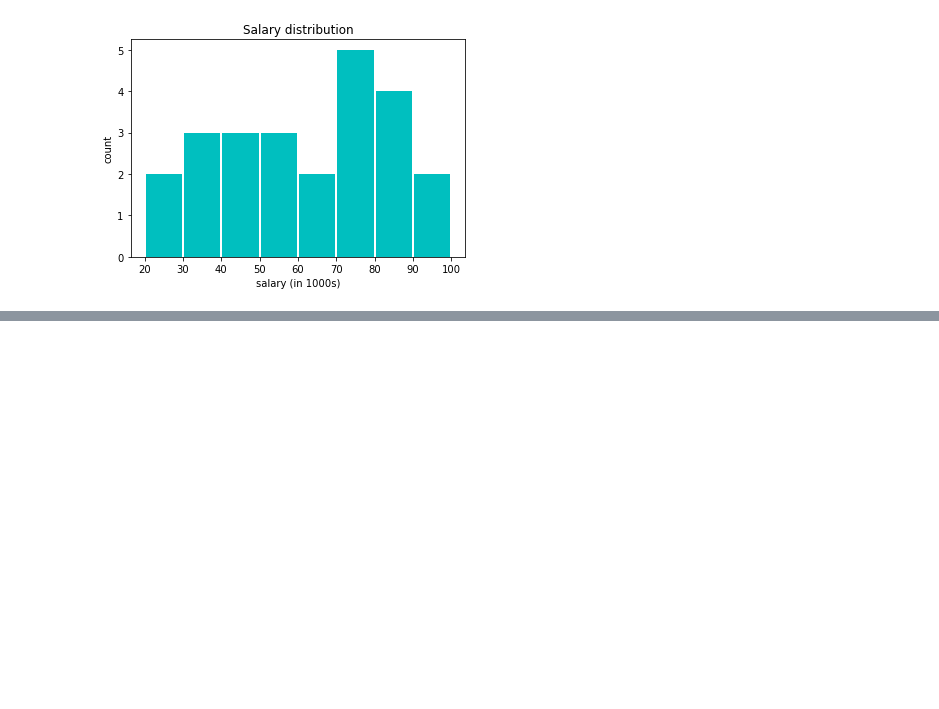
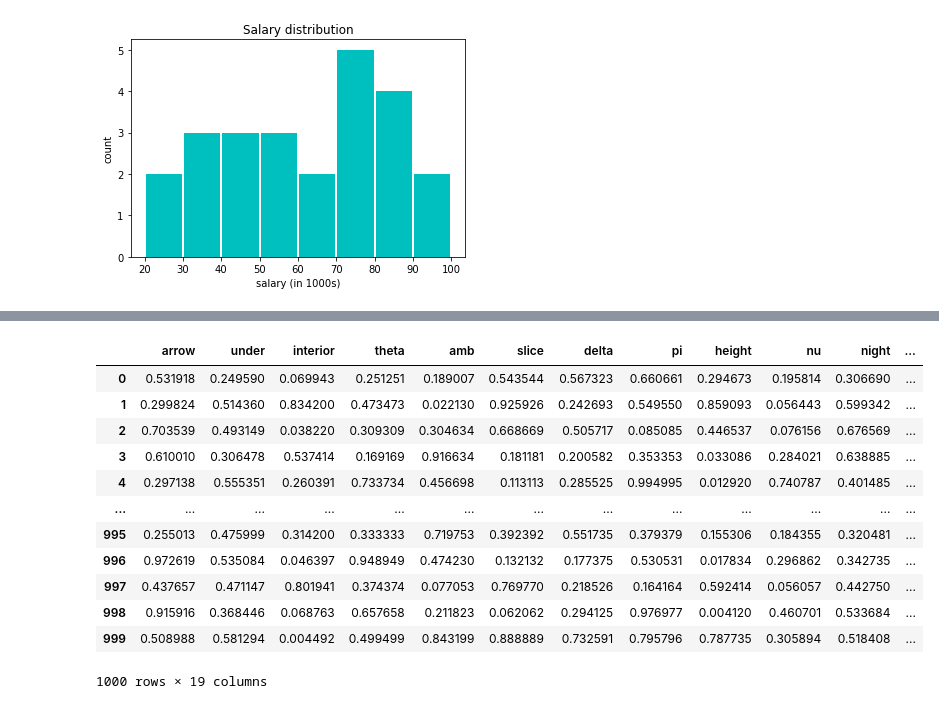
Before and after one commit to Sreekanthrshekar/personal_projects, a Jupyter notebook: Matplotlib.ipynb, the cells around one changed output, grey strips where cells are left out. Saved outputs shown, nothing was run; the diff lists cells and outputs as text; code cells hidden in the pictures; blank space fills up the shorter version.

Commit message:
loaded dataset and normalised it using sklearn MinMaxScaler()

```diff
--- a/Matplotlib.ipynb
+++ b/Matplotlib.ipynb
@@ -122,0 +148,3 @@ plt.show()
+# %%
+data_col = list(data.columns)
+data_col
@@ -122,0 +171,22 @@ plt.show()
+# %%
+from sklearn import preprocessing
+numpy_arr =data.values
+min_max_scalar =preprocessing.MinMaxScaler()
+numpy_arr_scaled = min_max_scalar.fit_transform(numpy_arr)
+data =pd.DataFrame(numpy_arr_scaled, columns=data_col)
+# %%
+data
+# %% [output]
+|  | arrow | under | interior | theta | amb | slice | delta | pi | height | nu | night | ... |
+| 0 | 0.531918 | 0.249590 | 0.069943 | 0.251251 | 0.189007 | 0.543544 | 0.567323 | 0.660661 | 0.294673 | 0.195814 | 0.306690 | ... |
+| 1 | 0.299824 | 0.514360 | 0.834200 | 0.473473 | 0.022130 | 0.925926 | 0.242693 | 0.549550 | 0.859093 | 0.056443 | 0.599342 | ... |
+| 2 | 0.703539 | 0.493149 | 0.038220 | 0.309309 | 0.304634 | 0.668669 | 0.505717 | 0.085085 | 0.446537 | 0.076156 | 0.676569 | ... |
+| 3 | 0.610010 | 0.306478 | 0.537414 | 0.169169 | 0.916634 | 0.181181 | 0.200582 | 0.353353 | 0.033086 | 0.284021 | 0.638885 | ... |
+| 4 | 0.297138 | 0.555351 | 0.260391 | 0.733734 | 0.456698 | 0.113113 | 0.285525 | 0.994995 | 0.012920 | 0.740787 | 0.401485 | ... |
+| ... | ... | ... | ... | ... | ... | ... | ... | ... | ... | ... | ... | ... |
+| 995 | 0.255013 | 0.475999 | 0.314200 | 0.333333 | 0.719753 | 0.392392 | 0.551735 | 0.379379 | 0.155306 | 0.184355 | 0.320481 | ... |
+| 996 | 0.972619 | 0.535084 | 0.046397 | 0.948949 | 0.474230 | 0.132132 | 0.177375 | 0.530531 | 0.017834 | 0.296862 | 0.342735 | ... |
+| 997 | 0.437657 | 0.471147 | 0.801941 | 0.374374 | 0.077053 | 0.769770 | 0.218526 | 0.164164 | 0.592414 | 0.056057 | 0.442750 | ... |
+| 998 | 0.915916 | 0.368446 | 0.068763 | 0.657658 | 0.211823 | 0.062062 | 0.294125 | 0.976977 | 0.004120 | 0.460701 | 0.533684 | ... |
+| 999 | 0.508988 | 0.581294 | 0.004492 | 0.499499 | 0.843199 | 0.888889 | 0.732591 | 0.795796 | 0.787735 | 0.305894 | 0.518408 | ... |
+1000 rows × 19 columns
```
Also changed, not shown: parts of 5 cells of this notebook.
